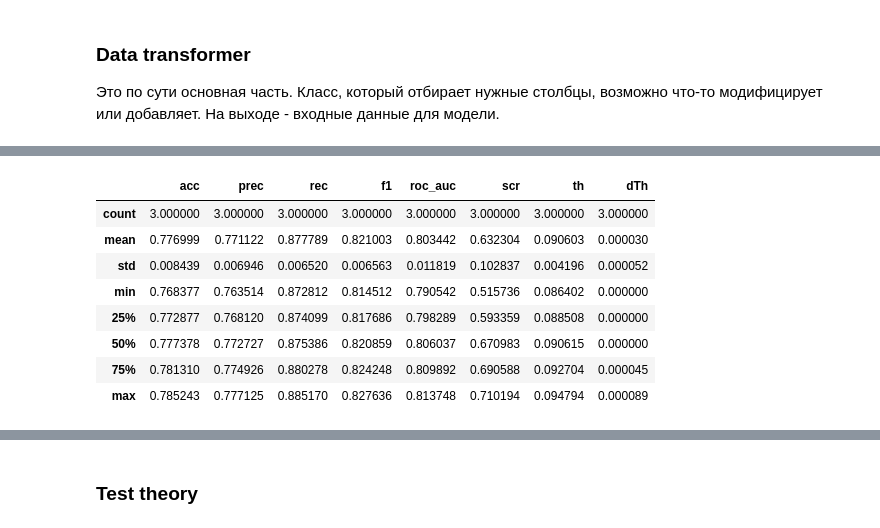
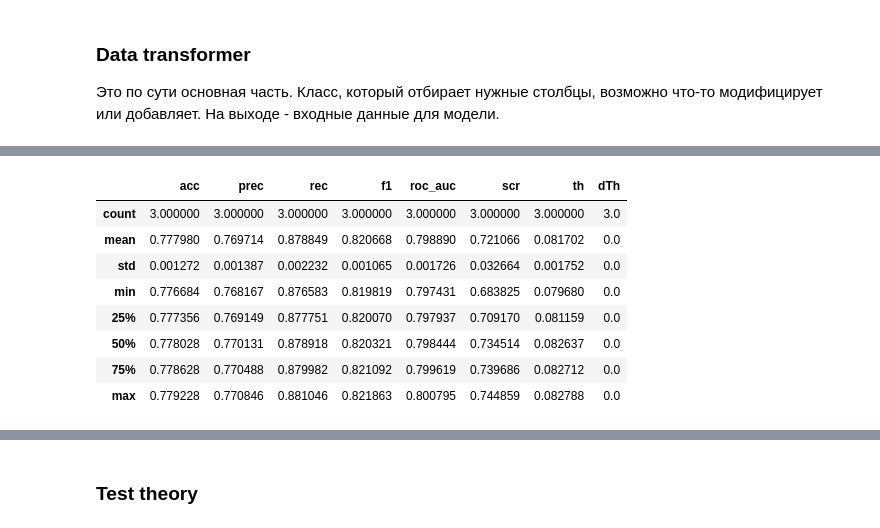
Before and after one commit to almaslov/idao2019, a Jupyter notebook: 09_foi.ipynb, the cells around one changed output, grey strips where cells are left out. Saved outputs shown, nothing was run; the diff lists cells and outputs as text; code cells hidden in the pictures.

```diff
--- a/09_foi.ipynb
+++ b/09_foi.ipynb
@@ -55,3 +55,7 @@ Wall time: 2.18 s
 ### Data transformer
 
 Это по сути основная часть. Класс, который отбирает нужные столбцы, возможно что-то модифицирует или добавляет. На выходе - входные данные для модели.
+# %%
+dll_train = read_train(xy_cols + dx_cols + dy_cols + exy_cols, 10000000)
+# %%
+dll_train = add_mse(dll_train, [])
@@ -57,0 +120,19 @@ Wall time: 2.18 s
+# %%
+def add_dll(data, features):
+    def get_probs(pdf, x):
+        indices = np.digitize(x, bins) - 1
+        wbin = (bins[indices + 1] - bins[indices]) / (np.max(bins) - np.min(bins))
+        prob = pdf[indices] / pdf.sum()
+        return prob #* wbin
+
+    def get_dll(x):
+        probs = [get_probs(pdf, x) for pdf in pdfs]
+        DLL = np.log(probs[1]) - np.log(probs[0])
+        return DLL
+
+    data[err_cols[1]] = get_dll(data.loc[:, err_cols[0]])
+    features += err_cols[1:2]
+    return data
+
+df_scores, feature_importance = cross_validate(train, n_estimators=60, n_splits=3, n_rows=10000, transformer_cls=DataTransformer)
+display(df_scores.describe())
@@ -159,40 +250,40 @@ class DataTransformer(TransformerMixin):
     def __init__(self, *featurizers):
         self.featurizers = featurizers
 
     def fit(self, data, y=None):
         return self
 
     def transform(self, data):
         data = data.copy()
         self.origin_features = [] + xyz_cols + mom_cols + hit_type_cols + exy_cols + edxy_cols + dxyz_cols
         features = self.origin_features.copy()
 
 #         add_is_muon(data, features)
 #         add_is_muon_tight(data, features)
 #         add_probability_hit_detector(data, features)
         add_coses(data, features)
         add_mse(data, features)
         add_normed_err(data, features)
-#         add_dll(data, features)
+        add_dll(data, features)
 
 #         filter_data(data)
 
         if not features:
             raise('no features')
 
         self.features = features[len(self.origin_features):]
         return data[features].values
 
-df_scores, feature_importance = cross_validate(train, n_estimators=60, n_splits=3, n_rows=10000, transformer_cls=DataTransformer)
+df_scores, feature_importance = cross_validate(train, n_estimators=60, n_splits=3, n_rows=100000, transformer_cls=DataTransformer)
 display(df_scores.describe())
 # display(feature_importance)
 # %% [output]
 |  | acc | prec | rec | f1 | roc_auc | scr | th | dTh |
-| count | 3.000000 | 3.000000 | 3.000000 | 3.000000 | 3.000000 | 3.000000 | 3.000000 | 3.000000 |
-| mean | 0.776999 | 0.771122 | 0.877789 | 0.821003 | 0.803442 | 0.632304 | 0.090603 | 0.000030 |
-| std | 0.008439 | 0.006946 | 0.006520 | 0.006563 | 0.011819 | 0.102837 | 0.004196 | 0.000052 |
-| min | 0.768377 | 0.763514 | 0.872812 | 0.814512 | 0.790542 | 0.515736 | 0.086402 | 0.000000 |
-| 25% | 0.772877 | 0.768120 | 0.874099 | 0.817686 | 0.798289 | 0.593359 | 0.088508 | 0.000000 |
-| 50% | 0.777378 | 0.772727 | 0.875386 | 0.820859 | 0.806037 | 0.670983 | 0.090615 | 0.000000 |
-| 75% | 0.781310 | 0.774926 | 0.880278 | 0.824248 | 0.809892 | 0.690588 | 0.092704 | 0.000045 |
-| max | 0.785243 | 0.777125 | 0.885170 | 0.827636 | 0.813748 | 0.710194 | 0.094794 | 0.000089 |
+| count | 3.000000 | 3.000000 | 3.000000 | 3.000000 | 3.000000 | 3.000000 | 3.000000 | 3.0 |
+| mean | 0.777980 | 0.769714 | 0.878849 | 0.820668 | 0.798890 | 0.721066 | 0.081702 | 0.0 |
+| std | 0.001272 | 0.001387 | 0.002232 | 0.001065 | 0.001726 | 0.032664 | 0.001752 | 0.0 |
+| min | 0.776684 | 0.768167 | 0.876583 | 0.819819 | 0.797431 | 0.683825 | 0.079680 | 0.0 |
+| 25% | 0.777356 | 0.769149 | 0.877751 | 0.820070 | 0.797937 | 0.709170 | 0.081159 | 0.0 |
+| 50% | 0.778028 | 0.770131 | 0.878918 | 0.820321 | 0.798444 | 0.734514 | 0.082637 | 0.0 |
+| 75% | 0.778628 | 0.770488 | 0.879982 | 0.821092 | 0.799619 | 0.739686 | 0.082712 | 0.0 |
+| max | 0.779228 | 0.770846 | 0.881046 | 0.821863 | 0.800795 | 0.744859 | 0.082788 | 0.0 |
```
Also changed, not shown: parts of 9 cells of this notebook, 2 other files.
